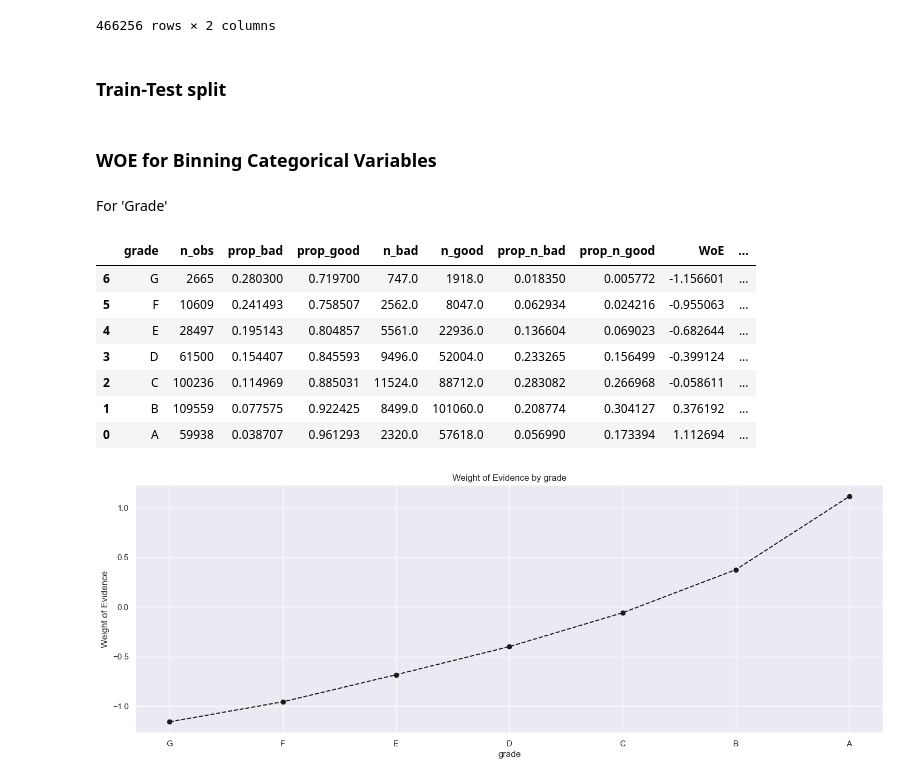
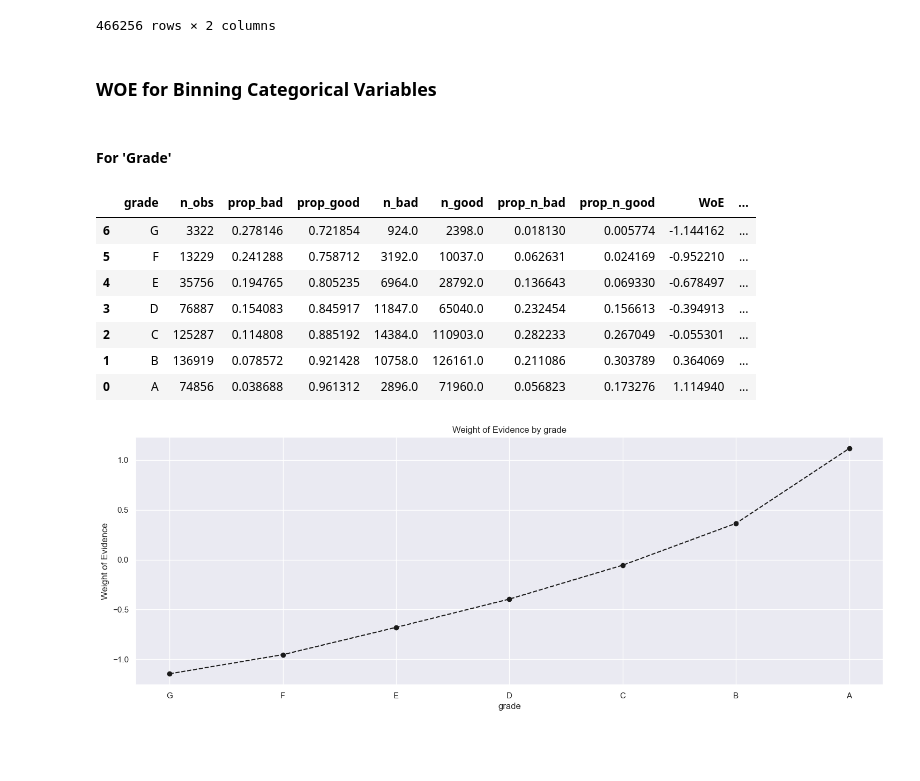
Before and after one commit to chingjie98/Retail-A-Score-credit-risk-model, a Jupyter notebook: Credit Risk Model.ipynb, the cells around one changed output. Saved outputs shown, nothing was run; the diff lists cells and outputs as text; code cells hidden in the pictures; blank space fills up the shorter version.

```diff
--- a/Credit Risk Model.ipynb
+++ b/Credit Risk Model.ipynb
@@ -10,7 +8,6 @@ pd.set_option('display.max_columns', None)
 pd.set_option('display.max_rows', 50)
 # %%
 df = pd.read_csv("loan_data_2007_2014.csv", low_memory = False)
-df.drop('Unnamed: 0', axis = 1, inplace=True)
 # %% [markdown]
 <h3> Continuous variables </h3>
 # %%
@@ -98,7 +75,6 @@ df.columns.tolist()
 df_dummies = [pd.get_dummies(df['grade'], prefix = 'grade', prefix_sep = " : "),
               pd.get_dummies(df['sub_grade'], prefix = 'sub_grade', prefix_sep = " : "),
               pd.get_dummies(df['home_ownership'], prefix = 'home_ownership', prefix_sep = " : "),
-              pd.get_dummies(df['verification_status'], prefix = 'verification_status', prefix_sep = " : "),
               pd.get_dummies(df['loan_status'], prefix = 'loan_status', prefix_sep = " : "),
               pd.get_dummies(df['purpose'], prefix = 'purpose', prefix_sep = " : "),
               pd.get_dummies(df['addr_state'], prefix = 'addr_state', prefix_sep = " : "),
@@ -155,5 +131,3 @@ df[['good_bad', 'loan_status']]
 | 466283 | 0 | Fully Paid |
 | 466284 | 0 | Current |
 466256 rows × 2 columns
-# %% [markdown]
-<h3> Train-Test split </h3>
@@ -164,53 +134,55 @@ x_train, x_test, y_train, y_test = train_test_split(df.drop('good_bad', axis = 1
+# %%
+df.columns = df.columns.str.replace(" ", "")
 # %% [markdown]
 <h3> WOE for Binning Categorical Variables </h3>
 # %% [markdown]
-<p> For 'Grade' </p>
+<h4> For 'Grade' </h4>
 # %%
 def woe_discrete(categorical_var):
 
     WoE_results = pd.DataFrame()
 
-    WoE_results[categorical_var] = x_train[categorical_var]
-    WoE_results['Good_Bad'] = y_train
+    WoE_results[categorical_var] = df[categorical_var]
+    WoE_results['Good_Bad'] = df['good_bad']
 
     Count = WoE_results.groupby([categorical_var]).count().reset_index()
     Mean = WoE_results.groupby([categorical_var]).mean().reset_index()
 
     df1 = pd.concat([Count, Mean], axis = 1)
     df1 = df1.iloc[:,[0,1,3]]
 
     df1.columns = [categorical_var, 'n_obs', 'prop_bad']
 
     df1['prop_good'] = 1 - df1['prop_bad']
 
     df1['n_bad'] = df1['prop_bad'] * df1['n_obs']
     df1['n_good'] = df1['prop_good'] * df1['n_obs']
 
     df1['prop_n_bad'] = df1['n_bad'] / df1['n_bad'].sum()
     df1['prop_n_good'] = df1['n_good'] / df1['n_good'].sum()
 
     df1['WoE'] = np.log(df1['prop_n_good'] / df1['prop_n_bad'])
 
     df1['%Good - %Bad'] = df1['prop_n_good'] - df1['prop_n_bad']
 
     df1['IV'] = df1['WoE'] * df1['%Good - %Bad']
 
     df1.IV = df1.IV.sum()
 
     df1.sort_values(by='WoE', inplace = True)
 
     return df1
 
 woe_discrete('grade')
 # %% [output]
 |  | grade | n_obs | prop_bad | prop_good | n_bad | n_good | prop_n_bad | prop_n_good | WoE | ... |
-| 6 | G | 2665 | 0.280300 | 0.719700 | 747.0 | 1918.0 | 0.018350 | 0.005772 | -1.156601 | ... |
-| 5 | F | 10609 | 0.241493 | 0.758507 | 2562.0 | 8047.0 | 0.062934 | 0.024216 | -0.955063 | ... |
-| 4 | E | 28497 | 0.195143 | 0.804857 | 5561.0 | 22936.0 | 0.136604 | 0.069023 | -0.682644 | ... |
-| 3 | D | 61500 | 0.154407 | 0.845593 | 9496.0 | 52004.0 | 0.233265 | 0.156499 | -0.399124 | ... |
-| 2 | C | 100236 | 0.114969 | 0.885031 | 11524.0 | 88712.0 | 0.283082 | 0.266968 | -0.058611 | ... |
-| 1 | B | 109559 | 0.077575 | 0.922425 | 8499.0 | 101060.0 | 0.208774 | 0.304127 | 0.376192 | ... |
-| 0 | A | 59938 | 0.038707 | 0.961293 | 2320.0 | 57618.0 | 0.056990 | 0.173394 | 1.112694 | ... |
+| 6 | G | 3322 | 0.278146 | 0.721854 | 924.0 | 2398.0 | 0.018130 | 0.005774 | -1.144162 | ... |
+| 5 | F | 13229 | 0.241288 | 0.758712 | 3192.0 | 10037.0 | 0.062631 | 0.024169 | -0.952210 | ... |
+| 4 | E | 35756 | 0.194765 | 0.805235 | 6964.0 | 28792.0 | 0.136643 | 0.069330 | -0.678497 | ... |
+| 3 | D | 76887 | 0.154083 | 0.845917 | 11847.0 | 65040.0 | 0.232454 | 0.156613 | -0.394913 | ... |
+| 2 | C | 125287 | 0.114808 | 0.885192 | 14384.0 | 110903.0 | 0.282233 | 0.267049 | -0.055301 | ... |
+| 1 | B | 136919 | 0.078572 | 0.921428 | 10758.0 | 126161.0 | 0.211086 | 0.303789 | 0.364069 | ... |
+| 0 | A | 74856 | 0.038688 | 0.961312 | 2896.0 | 71960.0 | 0.056823 | 0.173276 | 1.114940 | ... |
 # %%
 import matplotlib.pyplot as plt
 import seaborn as sns
```
Also changed, not shown: parts of 101 cells of this notebook.
